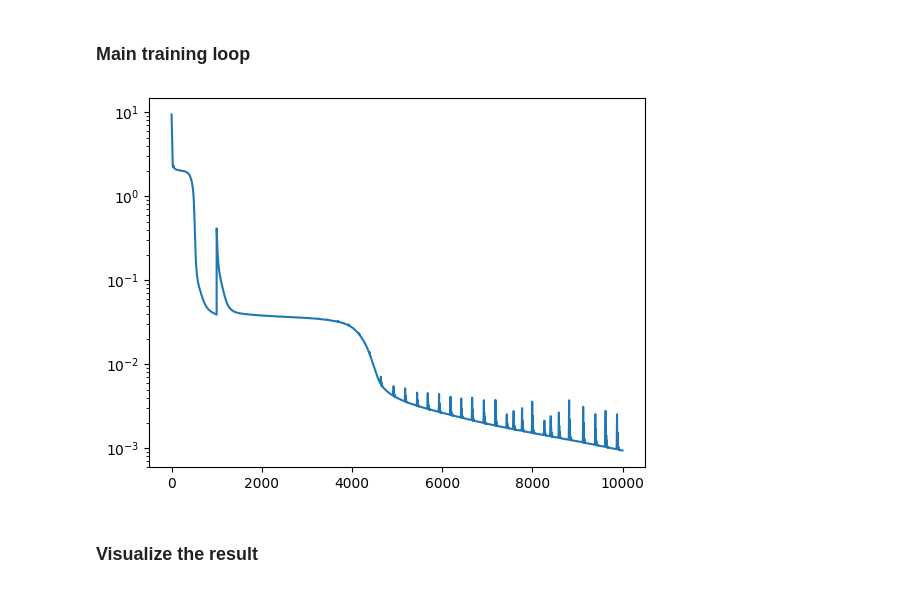
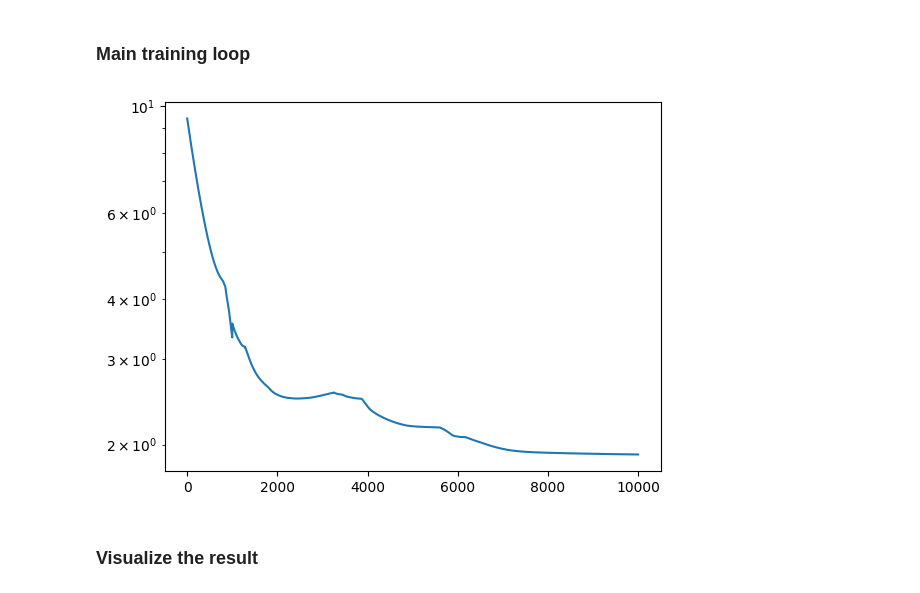
Before and after one commit to JamesAndrewKing/GaussNewtonShapes, a Jupyter notebook: notebooks/minimal_surface_preconditioning_moving_surface_adahessian.ipynb, the cells around one changed output. Cells and saved outputs as stored; diff of their text form; code cells hidden in the pictures.

```diff
--- a/notebooks/minimal_surface_preconditioning_moving_surface_adahessian.ipynb
+++ b/notebooks/minimal_surface_preconditioning_moving_surface_adahessian.ipynb
@@ -398,7 +398,7 @@ class HandGradientDescent:
         self.params = list(model.parameters())  # store references to model parameters
         self.lr = lr
         self.t = 0
-        self.A = compute_hessian(self.params_dict, self.t)
+        # self.A = compute_hessian(self.params_dict, self.t)
 
     def zero_grad(self):
         """Set gradients of all optimized parameters to zero."""
@@ -420,18 +420,17 @@ class HandGradientDescent:
         flat_grads = parameters_to_vector(grads)  # shape: (N,)
         N = flat_grads.numel()
         # A = torch.eye(N)
-        if self.t % 1 == 0 or self.t == 1:
-            self.A = compute_hessian(self.params_dict, self.t)
+        A = compute_hessian(self.params_dict, self.t) #+ 1e-2*torch.eye(N) #TODO min 1e-2 and loss
 
-        x = truncated_svd_solve(self.A, flat_grads, 50)
+        # x = truncated_svd_solve(self.A, flat_grads, 50)
 
         # Check A’s dimensions. If A is NxN or NxM, its first dim should match N (the grads dimension).
-        assert self.A.shape[0] == N, f"A must have shape (N, ...), but got {A.shape} vs grads size {N}"
+        # assert self.A.shape[0] == N, f"A must have shape (N, ...), but got {A.shape} vs grads size {N}"
 
         # 2. Solve least squares: x = argmin_x ||A*x - grads||^2
         #    torch.linalg.lstsq returns (solution, residuals, rank, singular_values)
         #    If A is NxN and well-conditioned, this is basically x = (A^T A)^(-1) A^T grads
-        # x, _, _, _ = torch.linalg.lstsq(A, flat_grads)  # x shape: (*,)
+        x, _, _, _ = torch.linalg.lstsq(A, flat_grads, driver="gelsd")  # x shape: (*,)
 
         # 3. Unflatten x back into each parameter’s .grad
         vector_to_parameters(x, grads)
@@ -477,8 +476,8 @@ tensor([[0.4963, 0.7682, 0.0885],
 #     return v_laplacian_f(params, pts).square().mean()
 
 lr_init = 1e-3
-optim = torch.optim.Adam(model.parameters(), lr=lr_init)
-# optim = HandGradientDescent(model, lr=lr_init)
+# optim = torch.optim.Adam(model.parameters(), lr=lr_init)
+optim = HandGradientDescent(model, lr=lr_init)
 # optim = HandAdaHessian(model.parameters(), pts_bndry, lr=lr_init, block_size=1)
 # optim = HandNGD(model.parameters(), pts_bndry, lr=lr_init)
 
@@ -531,34 +530,34 @@ for i in (pbar:=trange(10000)):
         #             h_total = h_interface + h_eikonal + h_laplacian
         #             h_interface, h_eikonal, h_laplacian = h_interface/h_total, h_eikonal/h_total, h_laplacian/h_total
         #             new_lr = lr_init / (1.0 + 1e-4 * tr_A_total)
         #             # for param_group in optim.param_groups:
         #             #     param_group['lr'] = new_lr
 
 
     loss = h_interface * loss_interface + h_eikonal * loss_eikonal + h_laplacian * loss_laplacian
     # loss = h_interface * loss_interface + h_laplacian * loss_laplacian
     loss.backward()
     optim.step()
     # loss = loss.detach()
     with torch.no_grad():
         loss_metric = loss_interface + loss_eikonal + loss_laplacian
         # loss_metric = loss_interface + loss_laplacian
 
 
 
         pbar.set_description(f"interface: {loss_interface.item():.2e} "
                             f"eikonal: {loss_eikonal.item():.2e} "
                             # f"curvature: {loss_curvature.item():.2e} "
                             f"laplacian: {loss_laplacian.item():.2e} "
                             f"{len(pts)}"
                             )
         loss_over_iters[i] = loss_metric.item()
 
 plt.plot(loss_over_iters.keys(), loss_over_iters.values())
 plt.semilogy()
 plt.show()
 # %% [output]
-[figure, old version]
+[figure, new version]
 # %% [markdown]
 ### Visualize the result
 # %%
```
